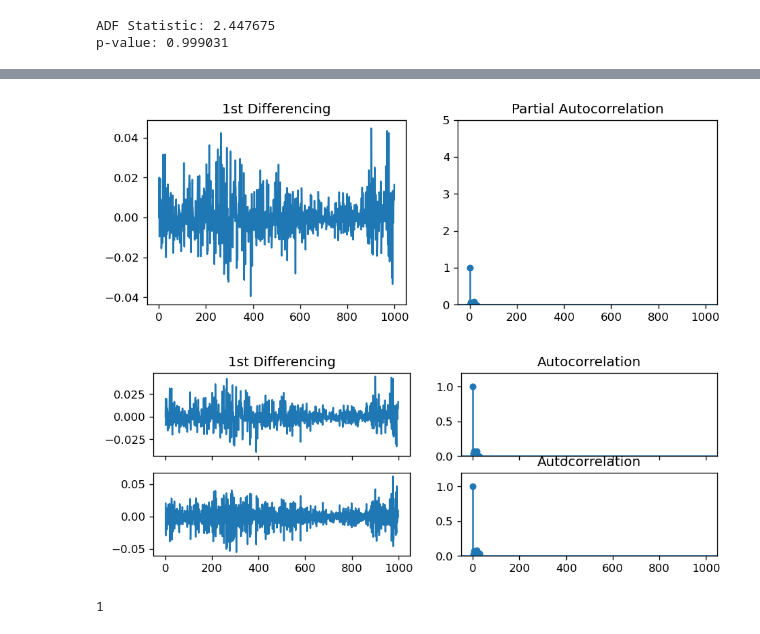
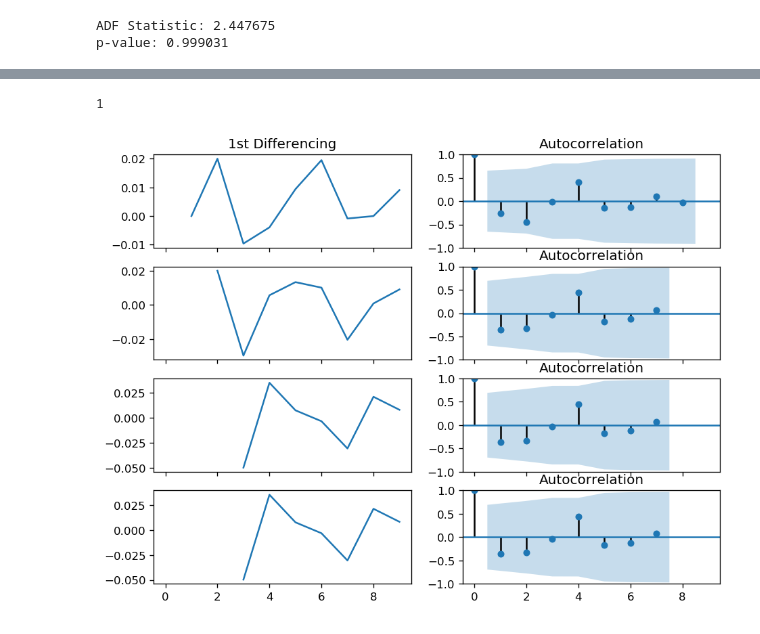
Before and after one commit to AlaaeddineBesbes/DATA731-Market-Movement, a Jupyter notebook: Projet.ipynb, the cells around one changed output, grey strips where cells are left out. Cells and saved outputs as stored; diff of their text form; code cells hidden in the pictures.

```diff
--- a/Projet.ipynb
+++ b/Projet.ipynb
@@ -384,39 +391,31 @@ plt.show()
-# %%
-# PACF plot of 1st differenced series
-plt.rcParams.update({'figure.figsize':(9,3), 'figure.dpi':120})
-
-fig, axes = plt.subplots(1, 2, sharex=True)
-axes[0].plot(data['Turkish Lira'][:1000].diff()); axes[0].set_title('1st Differencing')
-axes[1].set(ylim=(0,5))
-plot_pacf(data['Turkish Lira'][:1000].diff().dropna(), ax=axes[1])
-
-plt.show()
-# %% [output]
-[figure, removed]
+# %%
+def getDifferences(country):
+    return ndiffs(data[country], test='adf')
+
+getDifferences('Argentine Peso')
+# %% [output]
+1
 # %%
-fig, axes = plt.subplots(2, 2, sharex=True)
-axes[0,0].plot(data['Turkish Lira'][:1000].diff()); axes[0,0].set_title('1st Differencing')
+fig, axes = plt.subplots(4, 2, sharex=True)
+axes[0,0].plot(data['Turkish Lira'][:10].diff()); axes[0,0].set_title('1st Differencing')
 axes[0,1].set(ylim=(0,1.2))
-plot_acf(data['Turkish Lira'][:1000].diff().dropna(), ax=axes[0,1])
+plot_acf(data['Turkish Lira'][:10].diff().dropna(), ax=axes[0,1])
 
-axes[1,0].plot(data['Turkish Lira'][:1000].diff().diff());
+axes[1,0].plot(data['Turkish Lira'][:10].diff().diff())
 axes[1,1].set(ylim=(0,1.2))
-plot_acf(data['Turkish Lira'][:1000].diff().diff().dropna(), ax=axes[1,1])
+plot_acf(data['Turkish Lira'][:10].diff().diff().dropna(), ax=axes[1,1])
+
+axes[2,0].plot(data['Turkish Lira'][:10].diff().diff().diff())
+axes[2,1].set(ylim=(0,1.2))
+plot_acf(data['Turkish Lira'][:10].diff().diff().dropna(), ax=axes[2,1])
+
+axes[3,0].plot(data['Turkish Lira'][:10].diff().diff().diff())
+axes[3,1].set(ylim=(0,1.2))
+plot_acf(data['Turkish Lira'][:10].diff().diff().diff().dropna(), ax=axes[3,1])
 
 plt.show()
 # %% [output]
-[figure, old version]
+[figure, new version]
-# %%
-## Adf Test
-ndiffs(data['Turkish Lira'][:50], test='adf')  # 2
-
-# KPSS test
-ndiffs(data['Turkish Lira'][:50], test='kpss')  # 0
-
-# PP test:
-ndiffs(data['Turkish Lira'][:50], test='pp')  # 2
-# %% [output]
-1
 # %%
 def prediction(country,p,d,q):
     countries = list(data.columns)
```
Also changed, not shown: parts of 13 cells of this notebook.
